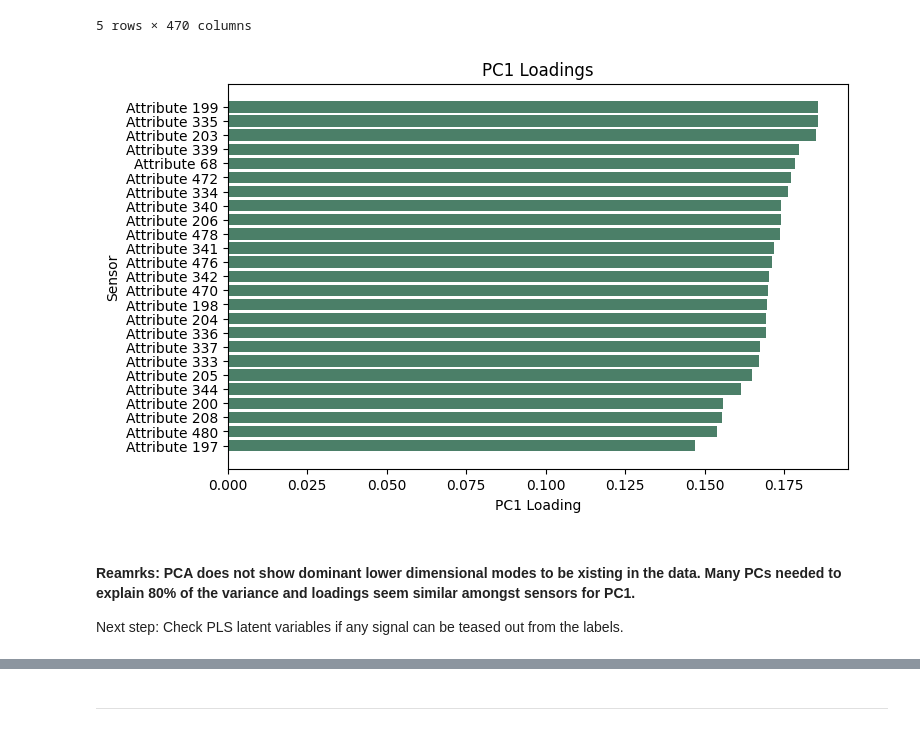
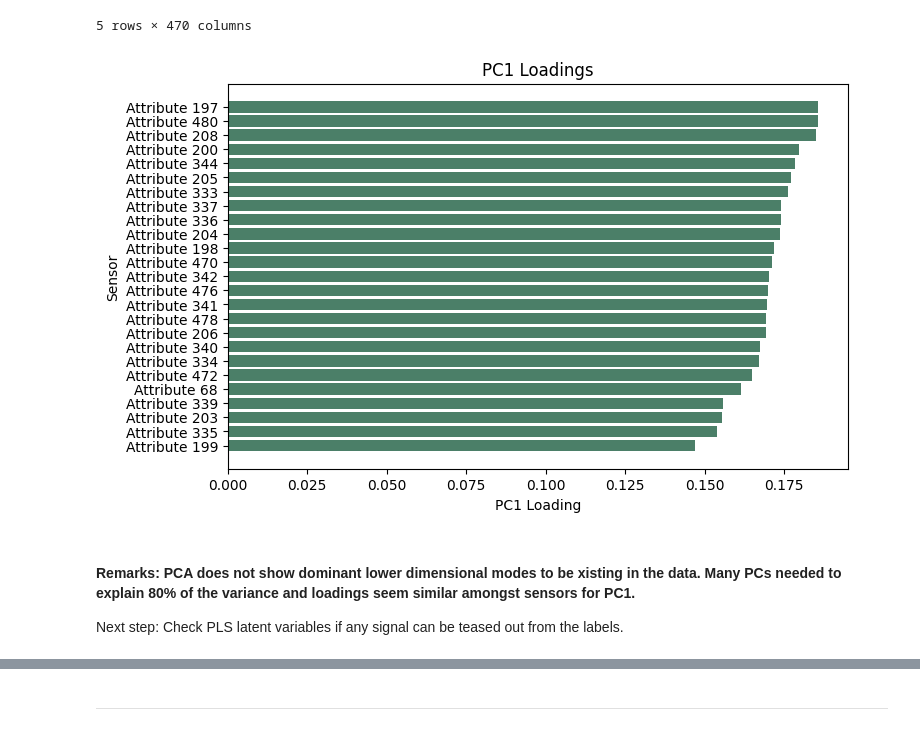
Before and after one commit to intuitiveengineer/secom-ml, a Jupyter notebook: notebooks/00-data-exploration.ipynb, the cells around one changed output, grey strips where cells are left out. Drawn from its saved outputs; the diff is of its cells as text; code cells hidden in the pictures.

```diff
--- a/notebooks/00-data-exploration.ipynb
+++ b/notebooks/00-data-exploration.ipynb
@@ -216,16 +218,17 @@ loadings = pd.DataFrame(
 | Attribute 5 | 0.000703 | -0.008895 | -0.021643 | 0.031448 | -0.010447 | 0.005427 | -0.010465 | -0.005377 | 0.012387 | -0.027507 | 0.240283 | ... |
 5 rows × 470 columns
 # %%
-top = loadings["PC1"].abs().sort_values(ascending=False).head(25)
+top_sorted = loadings["PC1"].abs().sort_values(ascending=False).head(25)
+top_plot = top_sorted.sort_values()
 plt.figure(figsize=(8,5))
-plt.barh(top.index, top.sort_values(), color='#4B7F68')
+plt.barh(top_plot.index, top_plot, color='#4B7F68')
 plt.xlabel("PC1 Loading")
 plt.ylabel("Sensor")
 plt.title("PC1 Loadings")
 plt.show()
 # %% [output]
-[figure, old version]
+[figure, new version]
 # %% [markdown]
-#### Reamrks: PCA does not show dominant lower dimensional modes to be xisting in the data.  Many PCs needed to explain 80% of the variance and loadings seem similar amongst sensors for PC1.
+#### Remarks: PCA does not show dominant lower dimensional modes to be xisting in the data.  Many PCs needed to explain 80% of the variance and loadings seem similar amongst sensors for PC1.
 
 Next step: Check PLS latent variables if any signal can be teased out from the labels.
```
Also changed, not shown: parts of 7 cells of this notebook, 1 other file.
